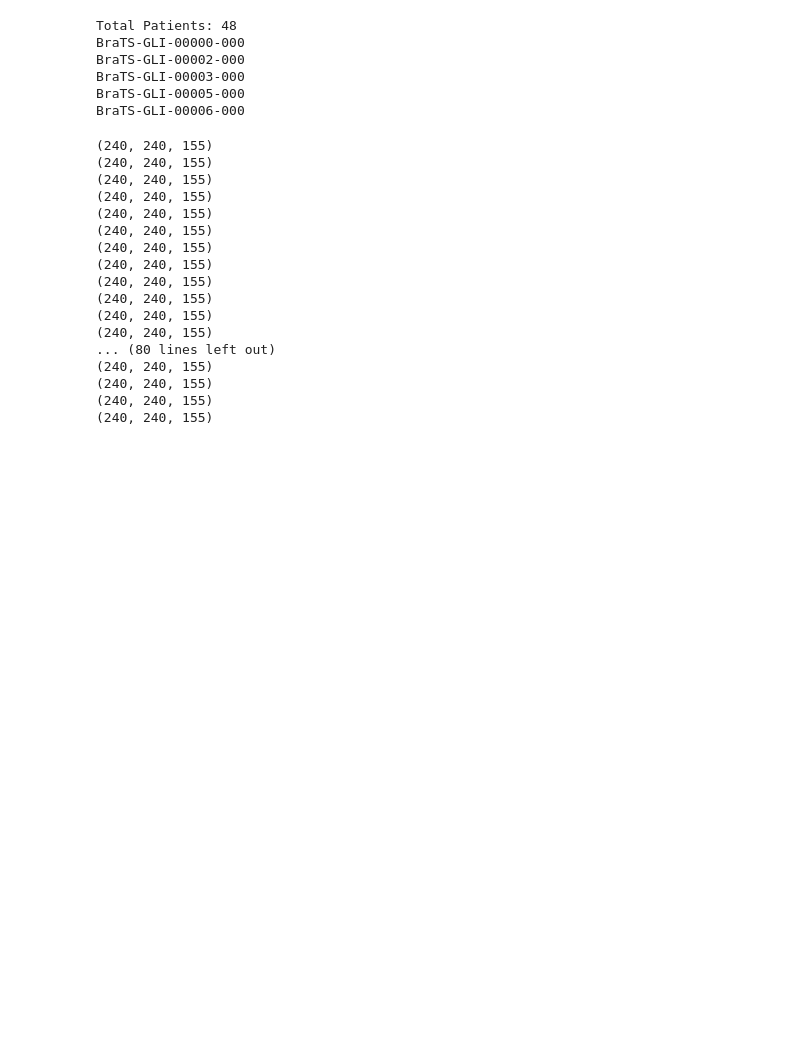
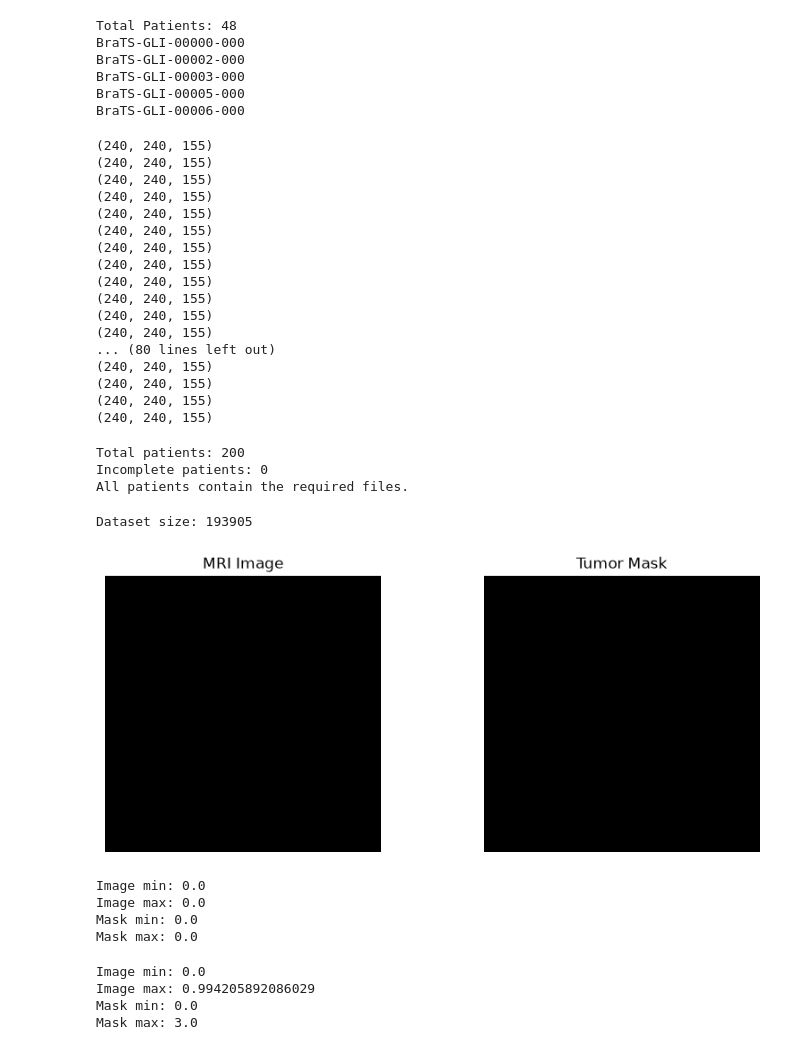
Before and after one commit to henilparmar01/Brain-Tumor-Segmentation, a Jupyter notebook: pratice.ipynb, the cells around one changed output. Drawn from its saved outputs; the diff is of its cells as text; code cells hidden in the pictures; blank space fills up the shorter version.

```diff
--- a/pratice.ipynb
+++ b/pratice.ipynb
@@ -124,0 +170,66 @@ for patient in patient_folders:
+# %%
+check_dataset("Practice 200 Data")
+# %% [output]
+Total patients: 200
+Incomplete patients: 0
+All patients contain the required files.
+# %%
+from src.load_data import get_patient_folders
+from src.dataset import BrainTumorDataset
+
+patient_folders = get_patient_folders()
+
+dataset = BrainTumorDataset(patient_folders)
+
+print("Dataset size:", len(dataset))
+# %% [output]
+Dataset size: 193905
+# %%
+import matplotlib.pyplot as plt
+
+# Get one image and mask from dataset
+image, mask = dataset[0]
+
+# Convert image from [4, 240, 240] to [240, 240, 4]
+image = image.permute(1, 2, 0)
+
+# Display first channel
+plt.figure(figsize=(10, 4))
+
+plt.subplot(1, 2, 1)
+plt.imshow(image[:, :, 0], cmap="gray")
+plt.title("MRI Image")
+plt.axis("off")
+
+plt.subplot(1, 2, 2)
+plt.imshow(mask, cmap="gray")
+plt.title("Tumor Mask")
+plt.axis("off")
+
+plt.show()
+# %% [output]
+[figure, added]
+# %%
+print("Image min:", image.min().item())
+print("Image max:", image.max().item())
+
+print("Mask min:", mask.min().item())
+print("Mask max:", mask.max().item())
+# %% [output]
+Image min: 0.0
+Image max: 0.0
+Mask min: 0.0
+Mask max: 0.0
+# %%
+image, mask = dataset[75]
+
+print("Image min:", image.min().item())
+print("Image max:", image.max().item())
+
+print("Mask min:", mask.min().item())
+print("Mask max:", mask.max().item())
+# %% [output]
+Image min: 0.0
+Image max: 0.994205892086029
+Mask min: 0.0
+Mask max: 3.0
```
Also changed, not shown: parts of 4 cells of this notebook, 2 other files.
